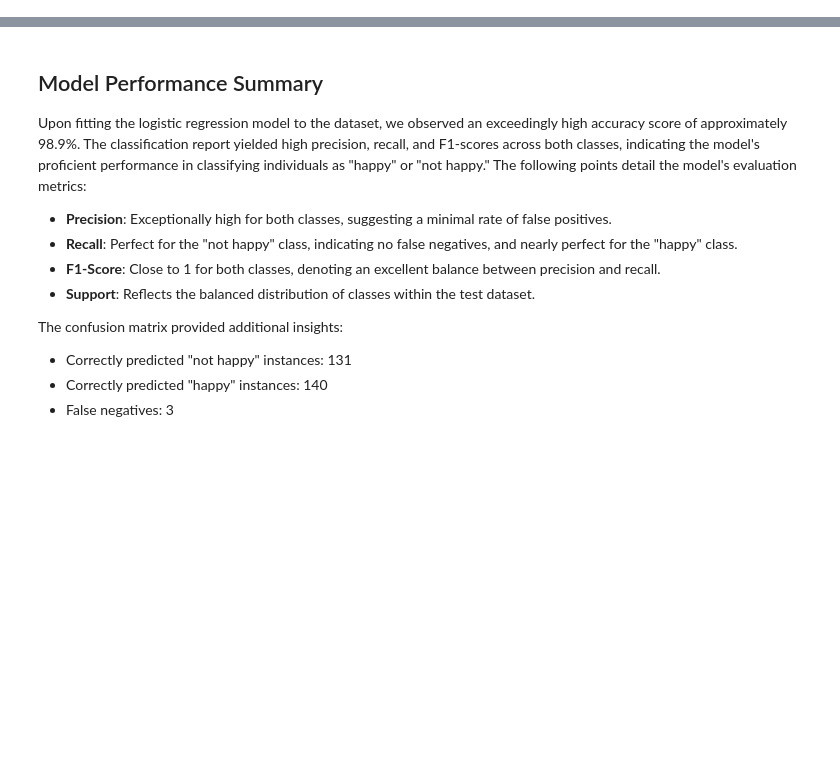
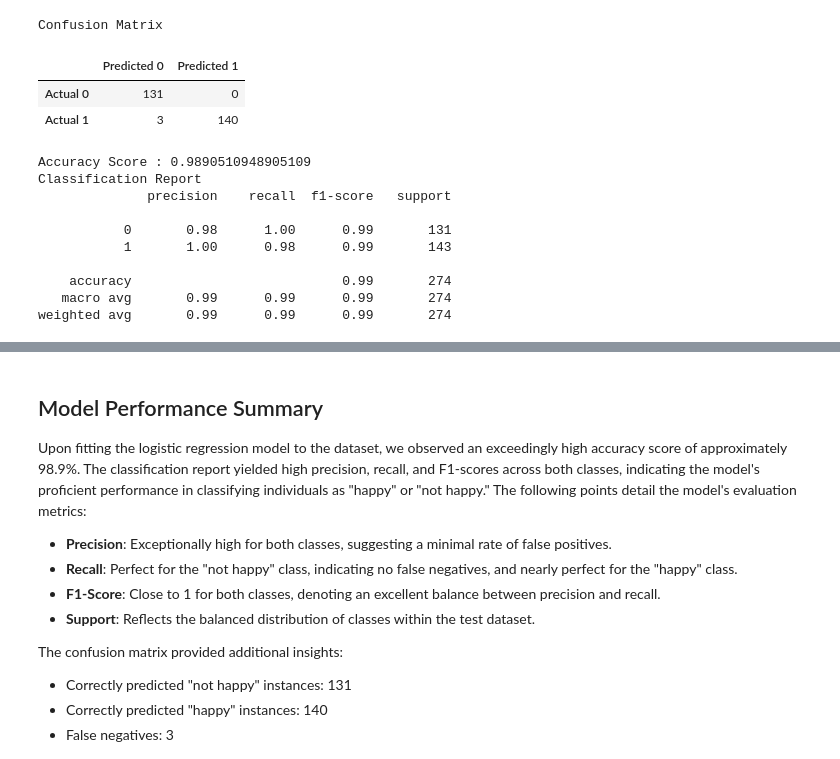
Before and after one commit to NidaB-C/happiness_project, a Jupyter notebook: notebooks/02_Model_Prototyping.ipynb, the cells around one changed output, grey strips where cells are left out. Cells and saved outputs as stored; diff of their text form; code cells hidden in the pictures; blank space fills up the shorter version.

```diff
--- a/notebooks/02_Model_Prototyping.ipynb
+++ b/notebooks/02_Model_Prototyping.ipynb
@@ -39,5 +53,11 @@ model.fit(X_train, y_train)
 # Make predictions
 y_pred = model.predict(X_test)
 # %%
+#Generate the confusion matrix
+conf_matrix = confusion_matrix(y_test, y_pred)
+conf_matrix_df = pd.DataFrame(
+    conf_matrix, index=["Actual 0", "Actual 1"], columns=["Predicted 0", "Predicted 1"]
+)
+
 # Calculate the accuracy
 accuracy = accuracy_score(y_test, y_pred)
@@ -47,4 +64,23 @@ print("Accuracy Score:", accuracy)
 # %%
-# Print the classification report
+#Displaying results
+print("Confusion Matrix")
+display(conf_matrix_df)
+print(f"Accuracy Score : {accuracy}")
+print("Classification Report")
 print(classification_report(y_test, y_pred))
+# %% [output]
+Confusion Matrix
+|  | Predicted 0 | Predicted 1 |
+| Actual 0 | 131 | 0 |
+| Actual 1 | 3 | 140 |
+Accuracy Score : 0.9890510948905109
+Classification Report
+              precision    recall  f1-score   support
+
+           0       0.98      1.00      0.99       131
+           1       1.00      0.98      0.99       143
+
+    accuracy                           0.99       274
+   macro avg       0.99      0.99      0.99       274
+weighted avg       0.99      0.99      0.99       274
 # %%
```
Also changed, not shown: parts of 12 cells of this notebook, 1 other file.
